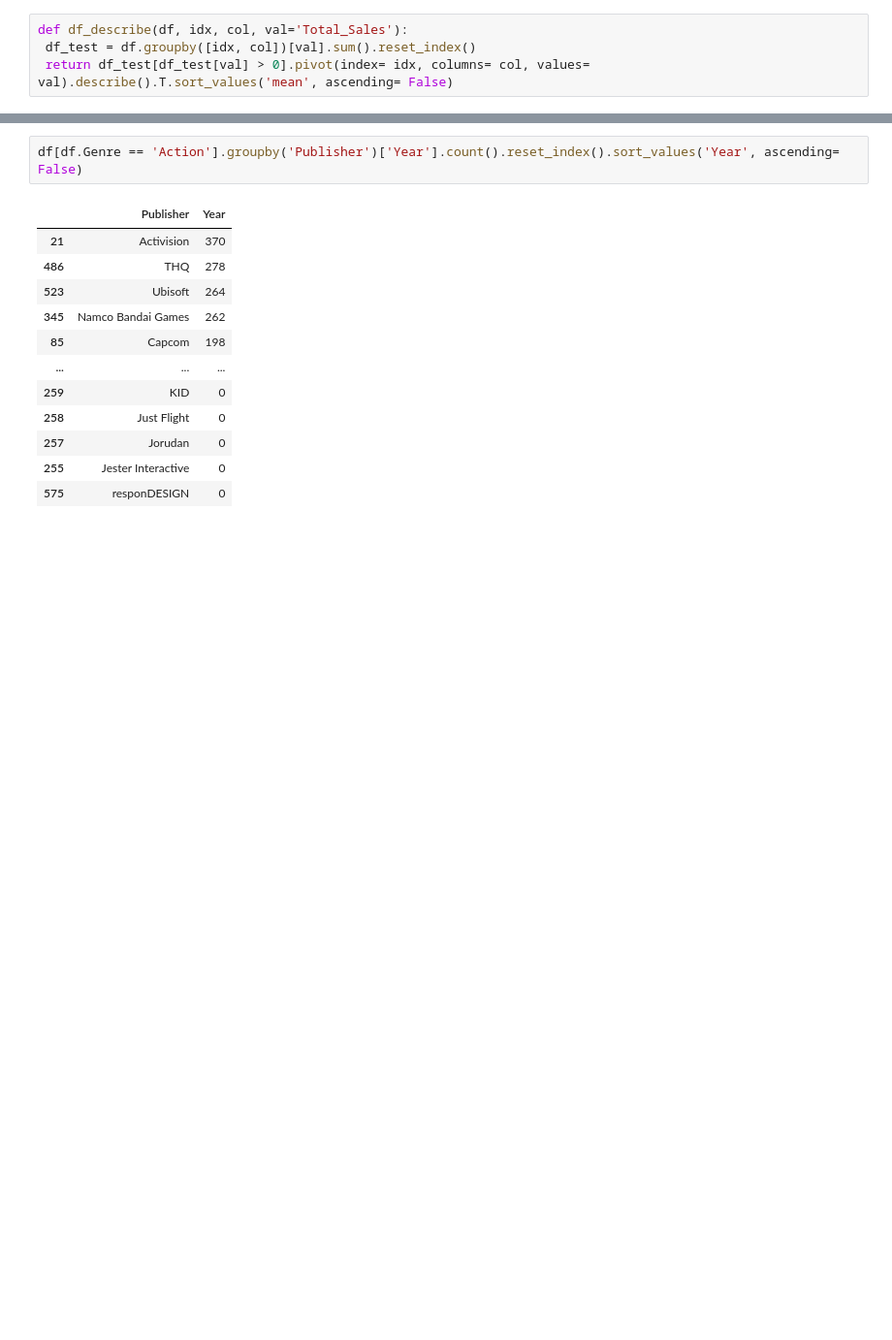
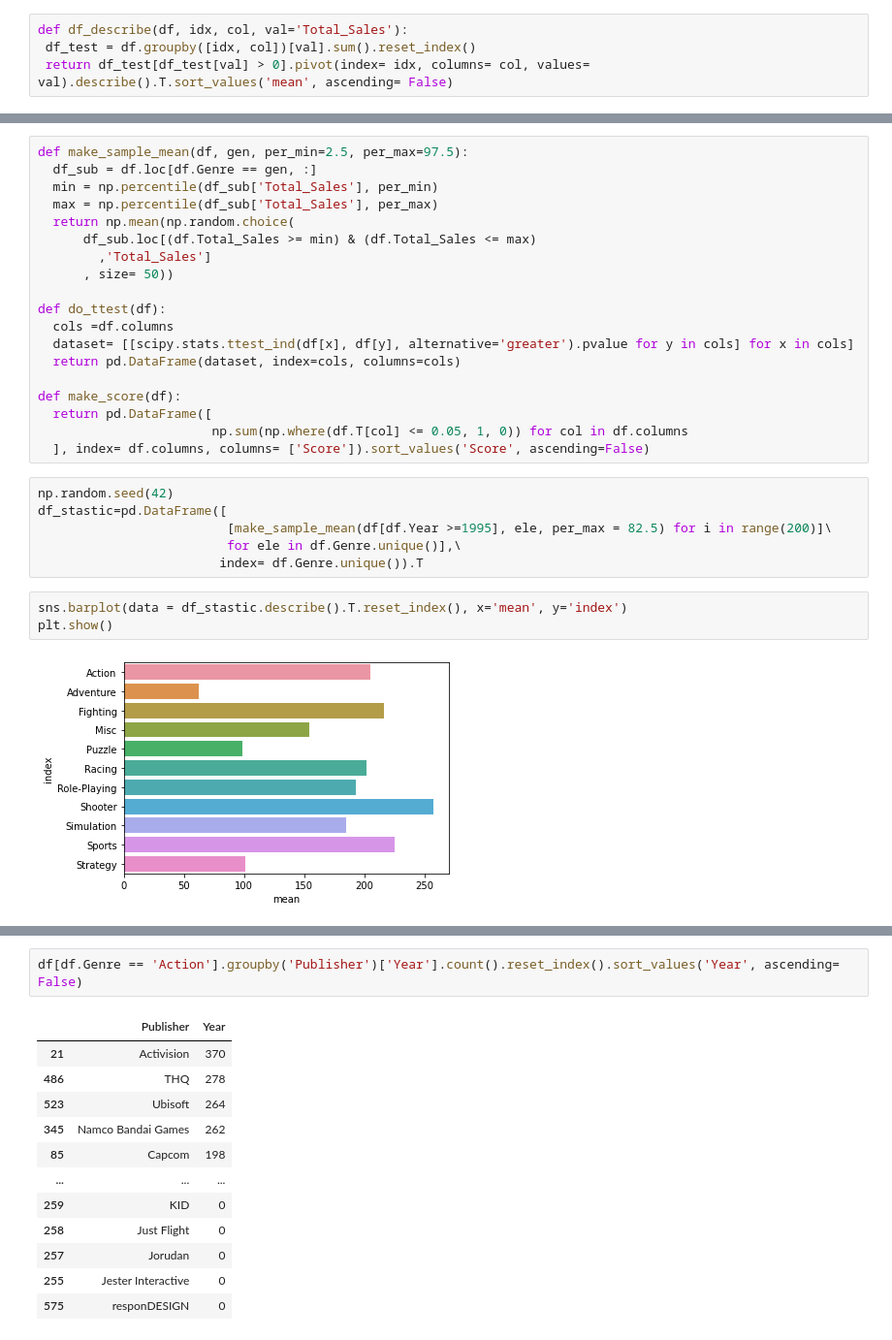
Before and after one commit to e080hsm/Section1_Project, a Jupyter notebook: ai14_n1xx_우성호.ipynb, the cells around one changed output, grey strips where cells are left out. Shown at 97% size. Drawn from its saved outputs; the diff is of its cells as text; blank space fills up the shorter version.

```diff
--- a/ai14_n1xx_우성호.ipynb
+++ b/ai14_n1xx_우성호.ipynb
@@ -303,0 +335,30 @@ def df_describe(df, idx, col, val='Total_Sales'):
+# %%
+def make_sample_mean(df, gen, per_min=2.5, per_max=97.5):
+  df_sub = df.loc[df.Genre == gen, :]
+  min = np.percentile(df_sub['Total_Sales'], per_min)
+  max = np.percentile(df_sub['Total_Sales'], per_max)
+  return np.mean(np.random.choice(
+      df_sub.loc[(df.Total_Sales >= min) & (df.Total_Sales <= max)
+        ,'Total_Sales']
+      , size= 50))
+
+def do_ttest(df):
+  cols =df.columns
+  dataset= [[scipy.stats.ttest_ind(df[x], df[y], alternative='greater').pvalue for y in cols] for x in cols]
+  return pd.DataFrame(dataset, index=cols, columns=cols)
+
+def make_score(df):
+  return pd.DataFrame([
+                       np.sum(np.where(df.T[col] <= 0.05, 1, 0)) for col in df.columns
+  ], index= df.columns, columns= ['Score']).sort_values('Score', ascending=False)
+# %%
+np.random.seed(42)
+df_stastic=pd.DataFrame([
+                         [make_sample_mean(df[df.Year >=1995], ele, per_max = 82.5) for i in range(200)]\
+                         for ele in df.Genre.unique()],\
+                        index= df.Genre.unique()).T
+# %%
+sns.barplot(data = df_stastic.describe().T.reset_index(), x='mean', y='index')
+plt.show()
+# %% [output]
+[figure, added]
```
Also changed, not shown: parts of 8 cells of this notebook.
